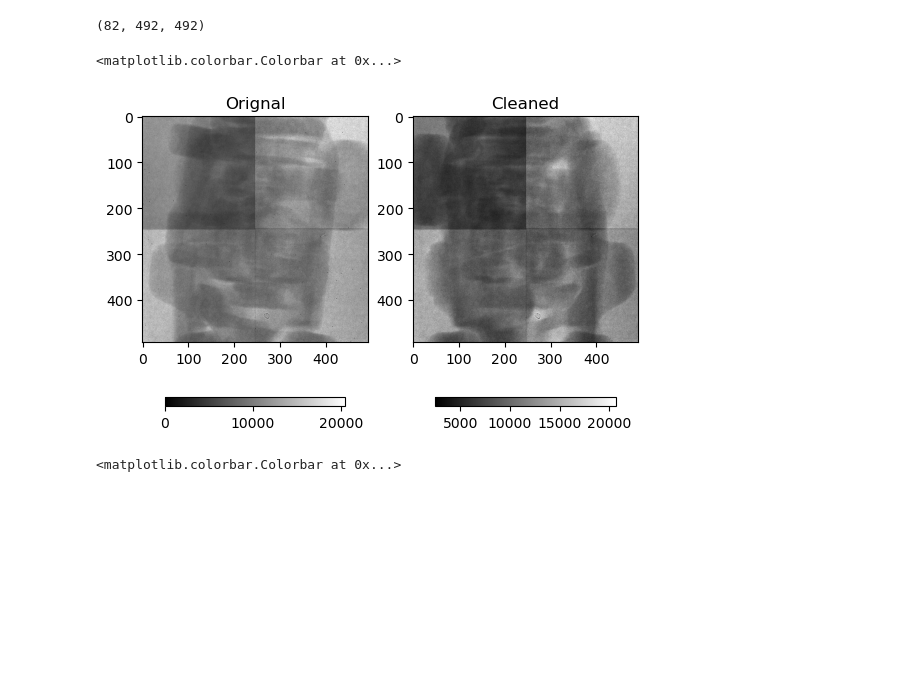
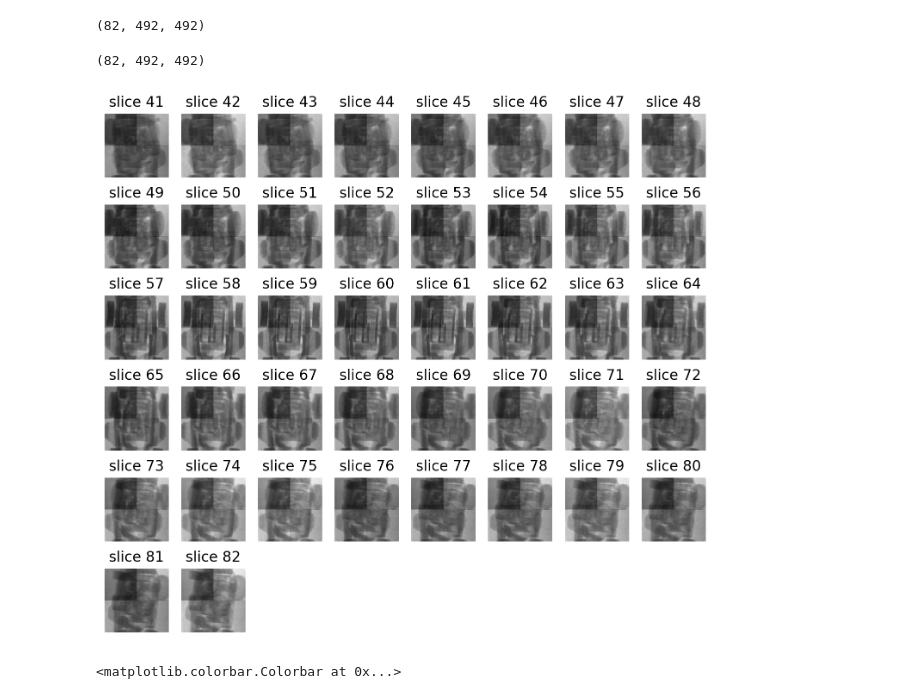
Before and after one commit to ornlneutronimaging/svmbir_notebooks, a Jupyter notebook: notebooks/white_beam_shimin.ipynb, the cells around one changed output. Drawn from its saved outputs; the diff is of its cells as text; code cells hidden in the pictures; blank space fills up the shorter version.

```diff
--- a/notebooks/white_beam_shimin.ipynb
+++ b/notebooks/white_beam_shimin.ipynb
@@ -286,20 +306,30 @@ OB_clean= np.array(_data[0], dtype = np.float32)
 #sino, angle_rad = svmbir.sino_sort(hype_data, np.deg2rad(angle_deg))
 sino_clean, angle_rad = svmbir.sino_sort(clean_data/p_charge[..., np.newaxis, np.newaxis]*5,
                                          np.deg2rad(angle_deg))
+# %%
+sino_clean.shape
+# %% [output]
+(82, 492, 492)
 # %%
-fig, axs = plt.subplots(1,2, dpi = 100)
-#"""
+fig, axs = plt.subplots(6,8, figsize = (9, 8), dpi = 200)
+"""
 pcm0 = axs[0].imshow(hype_data[45], cmap='gray')
 axs[0].set_title('Orignal')
 fig.colorbar(pcm0, ax=axs[0], shrink=0.8, orientation = 'horizontal')
-#"""
+"""
+cnt = 40
+for ax in (axs.flat):
+    if cnt>81:
+        ax.set_axis_off()
+    else:
+        pcm1 = ax.imshow(sino_clean[cnt], cmap='gray')
+        ax.set_title(f'slice {cnt+1}')
+        ax.set_axis_off()
+        #fig.colorbar(pcm1, ax=ax, shrink=0.8, orientation = 'horizontal')
 
-pcm1 = axs[1].imshow(sino_clean[45], cmap='gray')
-axs[1].set_title('Cleaned')
-fig.colorbar(pcm1, ax=axs[1], shrink=0.8, orientation = 'horizontal')
+    cnt+=1
 # %% [output]
-<matplotlib.colorbar.Colorbar at 0x...>
-[figure, old version]
+[figure, new version]
 # %%
 # normalization proj/p_charge*5   ob/p_charge*5
 norm_data = -np.log(sino_clean/OB_clean)
```
Also changed, not shown: parts of 5 cells of this notebook.
